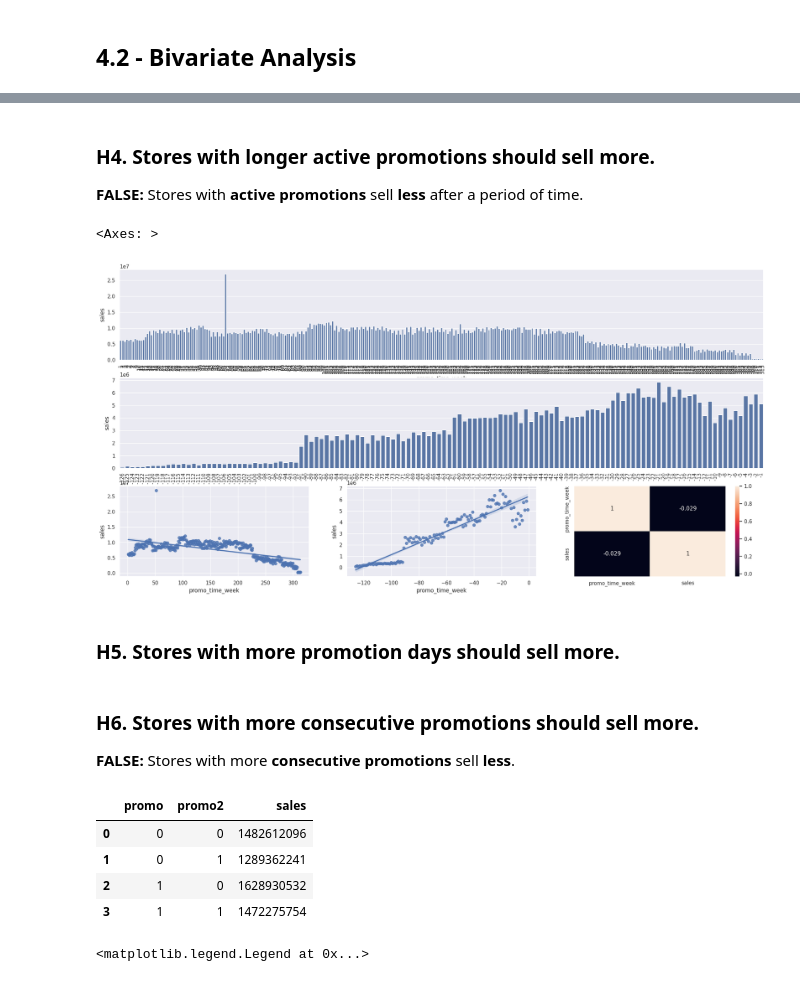
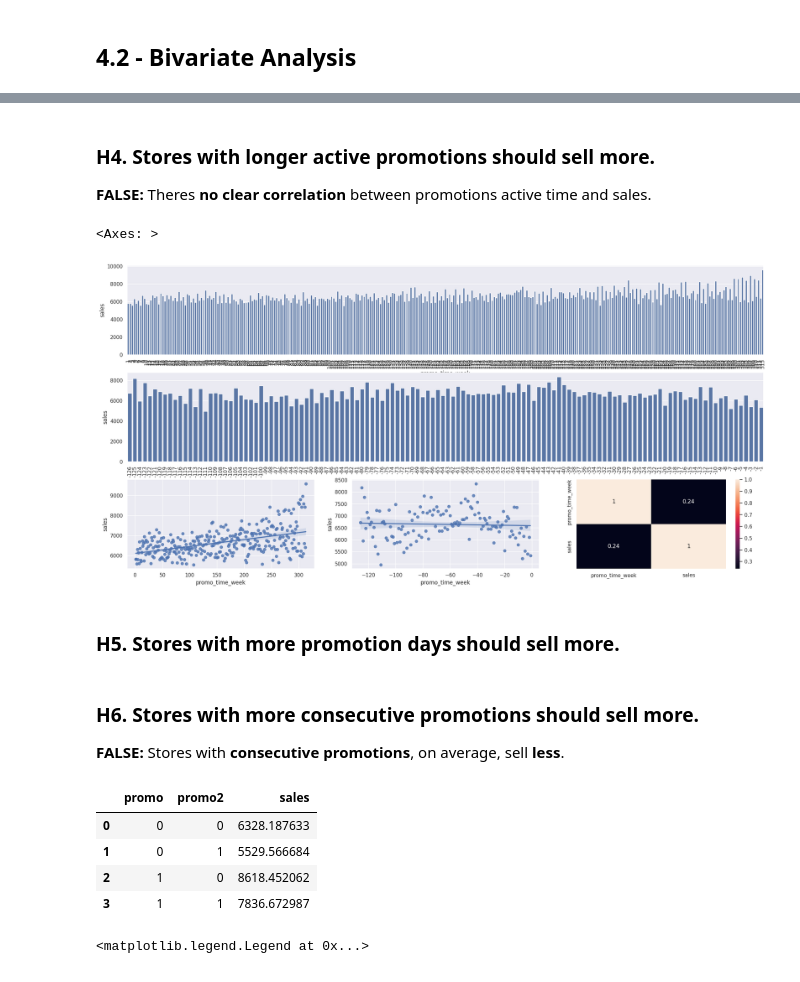
Before and after one commit to eliasbatistasouza/rossmann_sales, a Jupyter notebook: notebooks/001-EDA-ebs.ipynb, the cells around one changed output, grey strips where cells are left out. Drawn from its saved outputs; the diff is of its cells as text; code cells hidden in the pictures.

```diff
--- a/notebooks/001-EDA-ebs.ipynb
+++ b/notebooks/001-EDA-ebs.ipynb
@@ -1120,52 +1118,52 @@ sns.heatmap(aux2.corr(method="pearson"), annot=True)
 # %% [markdown]
 ### **H4.** Stores with longer active promotions should sell more.
-**FALSE:** Stores with **active promotions** sell **less** after a period of time.
+**FALSE:** Theres **no clear correlation** between promotions active time and sales.
 # %%
 aux1 = (
     df4.loc[:, ["promo_time_week", "sales"]]
     .groupby(["promo_time_week"])
-    .sum()
+    .mean()
     .reset_index()
 )
 
 grid = GridSpec(3, 3)
 
 plt.subplot(grid[0, :])
 aux2 = aux1.loc[aux1["promo_time_week"] > 0]  # promo extendido
 sns.barplot(x="promo_time_week", y="sales", data=aux2)
 plt.xticks(rotation=90)
 
 plt.subplot(grid[1, :])
 aux3 = aux1.loc[aux1["promo_time_week"] < 0]  # promo regular
 sns.barplot(x="promo_time_week", y="sales", data=aux3)
 plt.xticks(rotation=90)
 
 plt.subplot(grid[2, 0])
 sns.regplot(x="promo_time_week", y="sales", data=aux2)
 
 plt.subplot(grid[2, 1])
 sns.regplot(x="promo_time_week", y="sales", data=aux3)
 
 plt.subplot(grid[2, 2])
 sns.heatmap(aux1.corr(method="pearson"), annot=True)
 # %% [output]
 <Axes: >
-[figure, old version]
+[figure, new version]
 # %% [markdown]
 ### **H5.** Stores with more promotion days should sell more.
 # %% [markdown]
 ### **H6.** Stores with more consecutive promotions should sell more.
-**FALSE:** Stores with more **consecutive promotions** sell **less**.
+**FALSE:** Stores with **consecutive promotions**, on average, sell **less**.
 # %%
 df4.loc[:, ["promo", "promo2", "sales"]].groupby(
     ["promo", "promo2"]
-).sum().reset_index()
+).mean().reset_index()
 # %% [output]
 |  | promo | promo2 | sales |
-| 0 | 0 | 0 | 1482612096 |
-| 1 | 0 | 1 | 1289362241 |
-| 2 | 1 | 0 | 1628930532 |
-| 3 | 1 | 1 | 1472275754 |
+| 0 | 0 | 0 | 6328.187633 |
+| 1 | 0 | 1 | 5529.566684 |
+| 2 | 1 | 0 | 8618.452062 |
+| 3 | 1 | 1 | 7836.672987 |
 # %%
 aux1 = (
     df4.loc[(df4["promo"] == 1) & (df4["promo2"] == 1), ["year_week", "sales"]]
```
Also changed, not shown: parts of 26 cells of this notebook, 2 other files.
